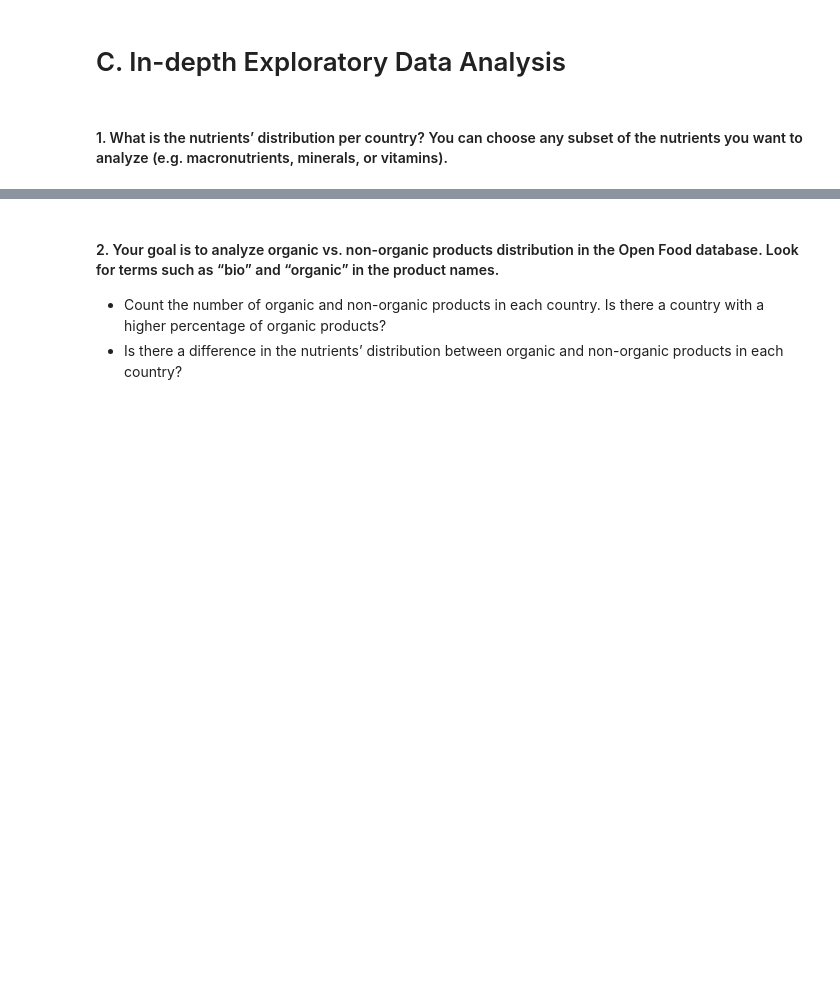
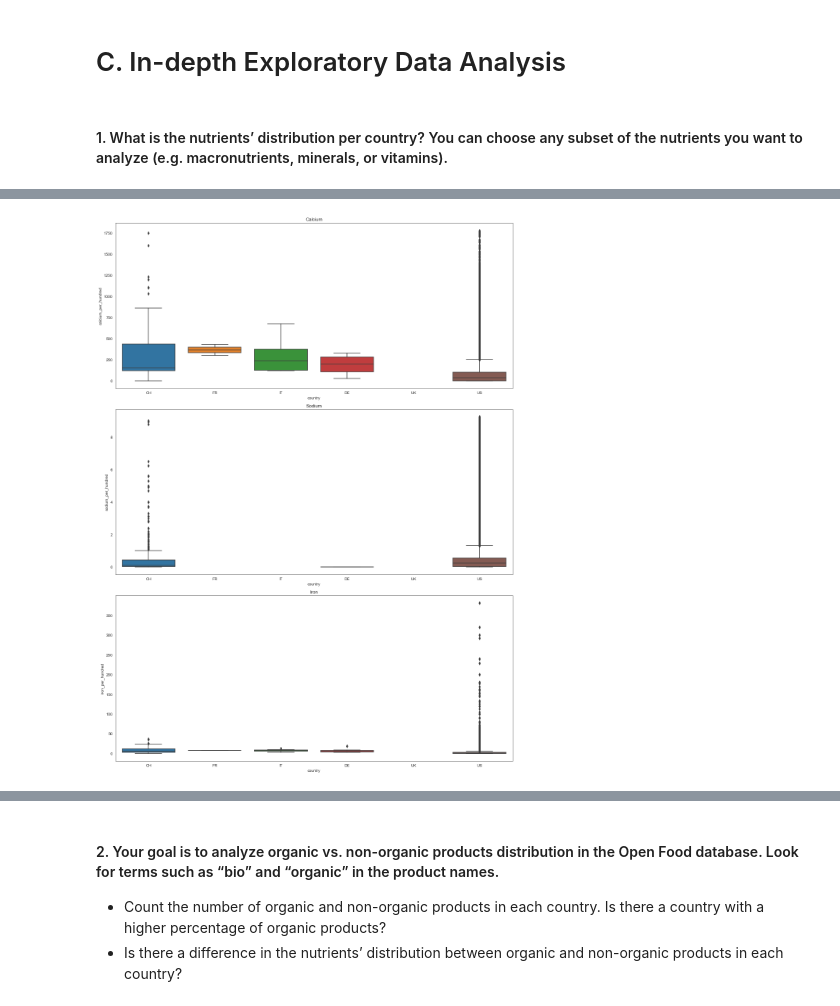
Before and after one commit to cgalvan3/EPFLExtensionSchool, a Jupyter notebook: CP - Applied Data Analysis.ipynb, the cells around one changed output, grey strips where cells are left out. Saved outputs shown, nothing was run; the diff lists cells and outputs as text; code cells hidden in the pictures; blank space fills up the shorter version.

```diff
--- a/CP - Applied Data Analysis.ipynb
+++ b/CP - Applied Data Analysis.ipynb
@@ -507,0 +518,5 @@ print("Total number of outliers detected:", boxplot_filter.sum(axis=0).sum())
+# %%
+zfilter_any = zfilter.any(axis=1)
+outliers = df.loc[zfilter_any, :]
+# %%
+df.drop(outliers.index, axis=0, inplace=True)
@@ -509,3 +528,6 @@ print("Total number of outliers detected:", boxplot_filter.sum(axis=0).sum())
 # C. In-depth Exploratory Data Analysis
 # %% [markdown]
 #### 1. What is the nutrients’ distribution per country? You can choose any subset of the nutrients you want to analyze (e.g. macronutrients, minerals, or vitamins).
+# %%
+vitamins = ['calcium_per_hundred', 'sodium_per_hundred', 'iron_per_hundred']
+titles = ['Calcium', 'Sodium', 'Iron']
@@ -511,0 +547,9 @@ print("Total number of outliers detected:", boxplot_filter.sum(axis=0).sum())
+# %%
+fig, axes = plt.subplots(nrows=3, ncols=1, figsize = (15, 20))
+for i in range(0,3):
+    sns.boxplot(x='country', y=vitamins[i], data=df,
+                   ax=axes[i]).set_title(titles[i])
+
+fig.tight_layout()
+# %% [output]
+[figure, added]
```
Also changed, not shown: parts of 88 cells of this notebook.
